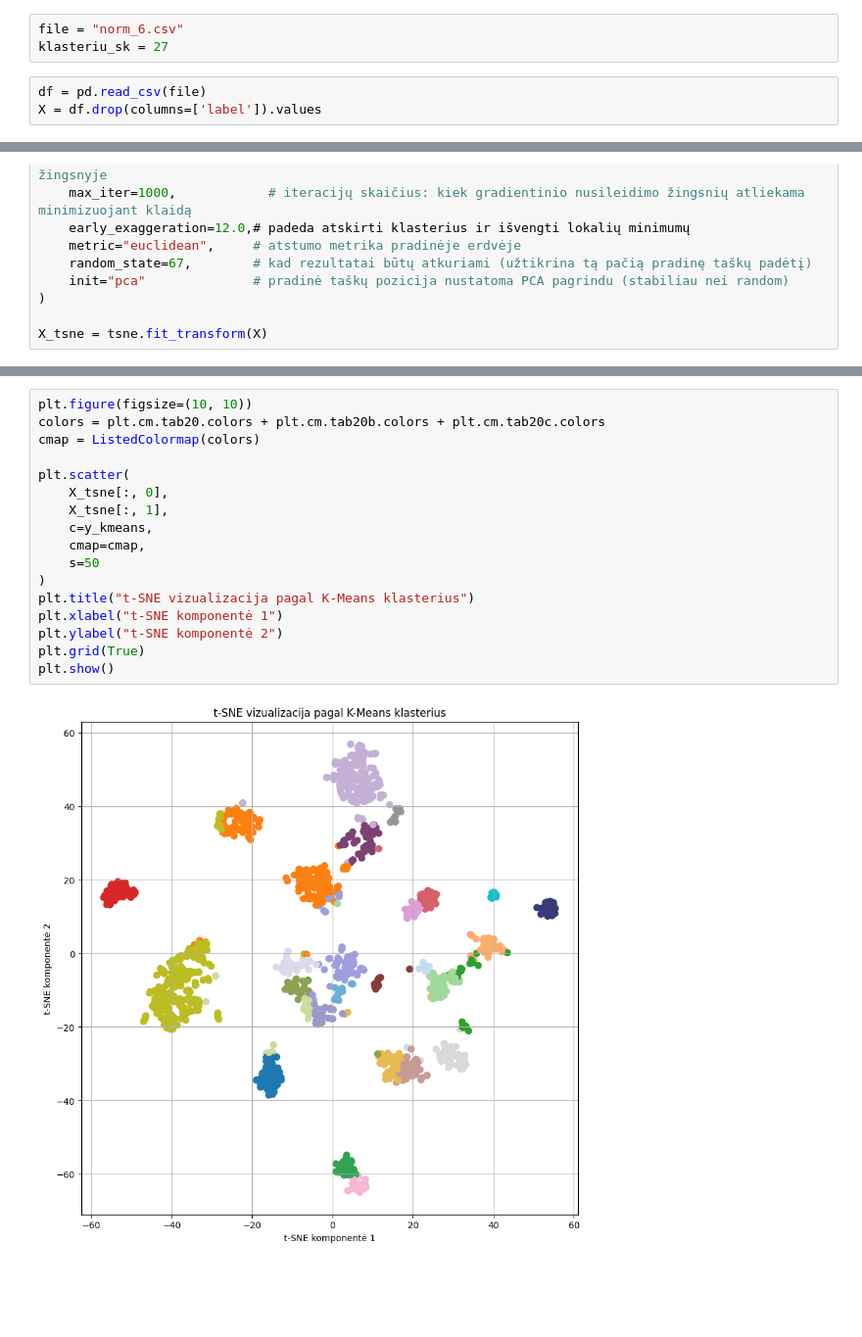
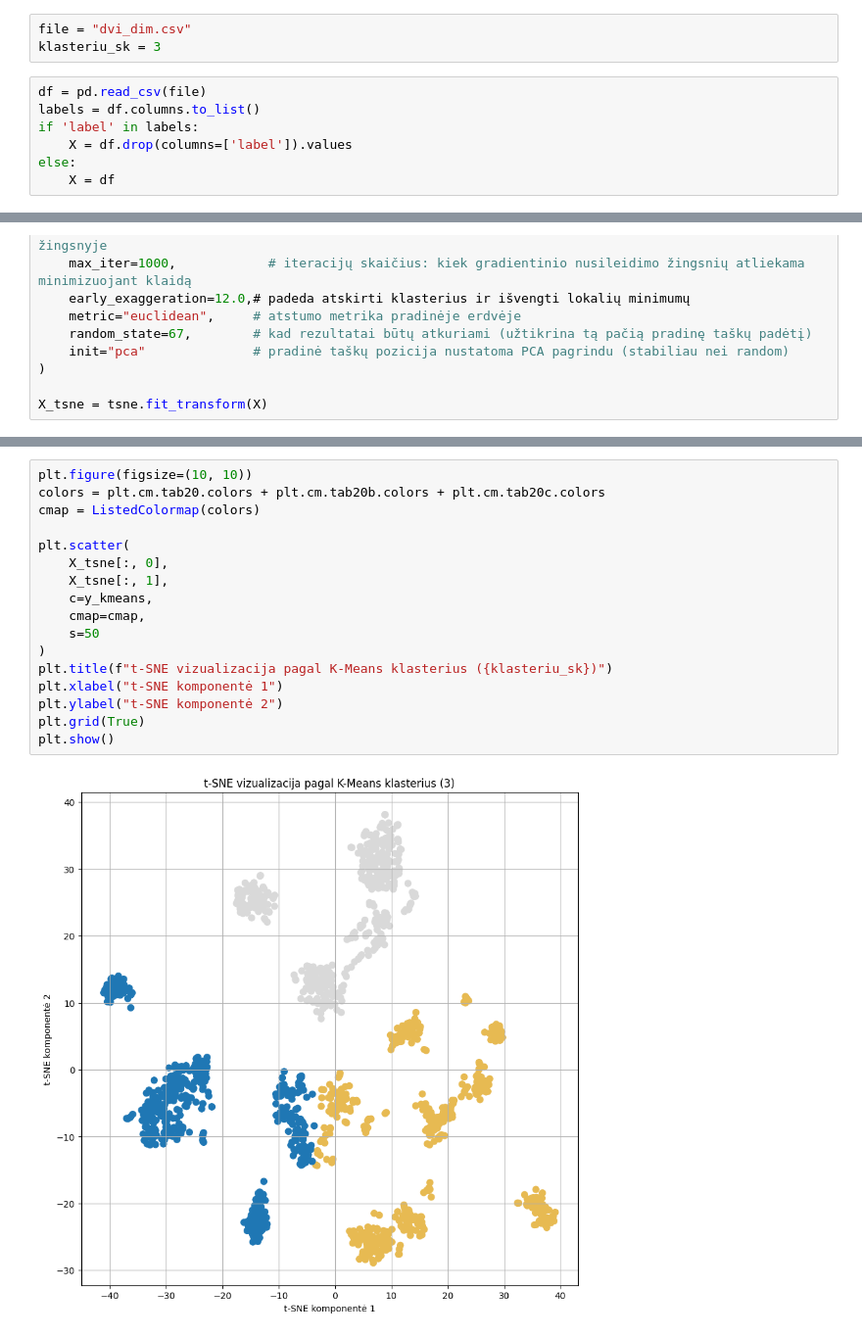
Before and after one commit to LivetaK/duomenu_tyryba_ir_masininis_mokymasis, a Jupyter notebook: 3_lab/k_means.ipynb, the cells around one changed output, grey strips where cells are left out. Shown: that part at 98% size. Saved outputs shown, nothing was run; the diff lists cells and outputs as text; blank space fills up the shorter version.

```diff
--- a/3_lab/k_means.ipynb
+++ b/3_lab/k_means.ipynb
@@ -6,6 +7,10 @@ from matplotlib.colors import ListedColormap
 # %%
-file = "norm_6.csv"
-klasteriu_sk = 27
+file = "dvi_dim.csv"
+klasteriu_sk = 3
 # %%
 df = pd.read_csv(file)
-X = df.drop(columns=['label']).values
+labels = df.columns.to_list()
+if 'label' in labels:
+    X = df.drop(columns=['label']).values
+else:
+    X = df
@@ -34,19 +52,19 @@ X_tsne = tsne.fit_transform(X)
 # %%
 plt.figure(figsize=(10, 10))
 colors = plt.cm.tab20.colors + plt.cm.tab20b.colors + plt.cm.tab20c.colors
 cmap = ListedColormap(colors)
 
 plt.scatter(
     X_tsne[:, 0],
     X_tsne[:, 1],
     c=y_kmeans,
     cmap=cmap,
     s=50
 )
-plt.title("t-SNE vizualizacija pagal K-Means klasterius")
+plt.title(f"t-SNE vizualizacija pagal K-Means klasterius ({klasteriu_sk})")
 plt.xlabel("t-SNE komponentė 1")
 plt.ylabel("t-SNE komponentė 2")
 plt.grid(True)
 plt.show()
 # %% [output]
-[figure, old version]
+[figure, new version]
```
Also changed, not shown: parts of 3 cells of this notebook, 4 other files.
